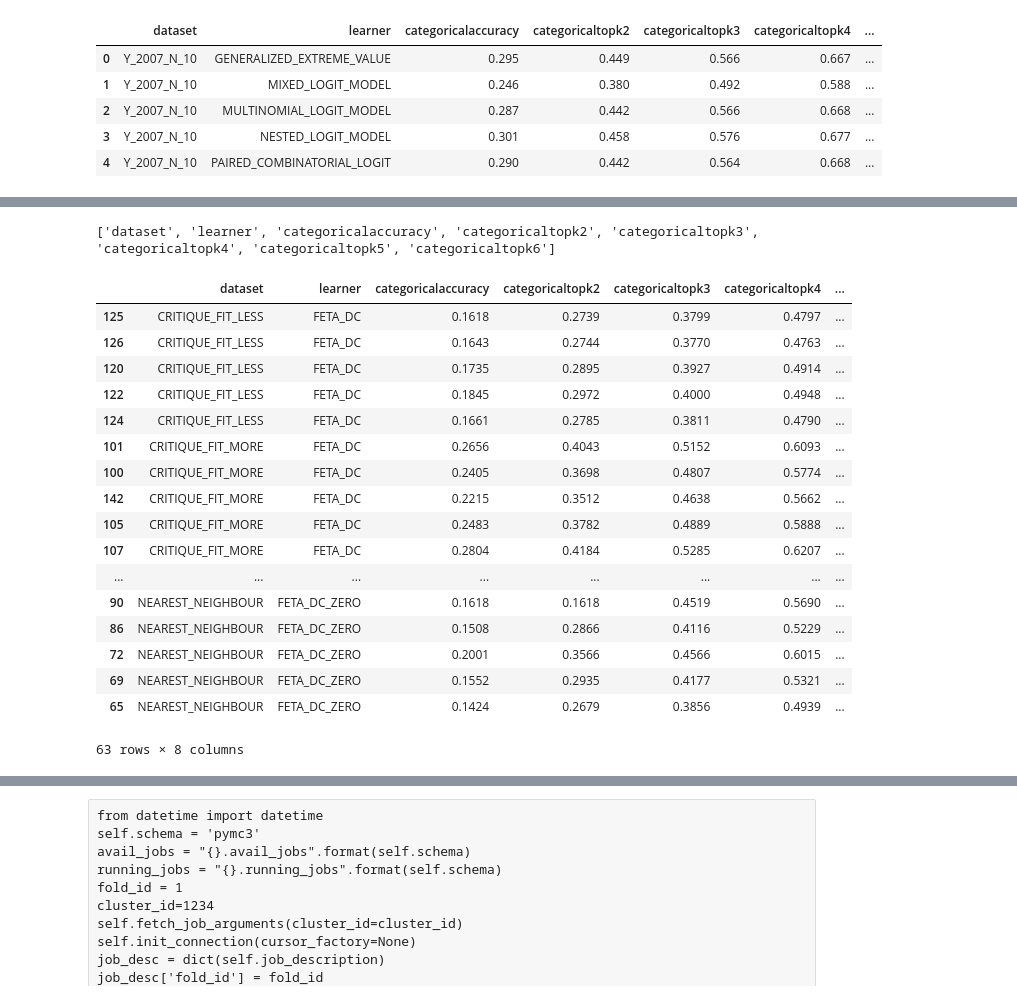
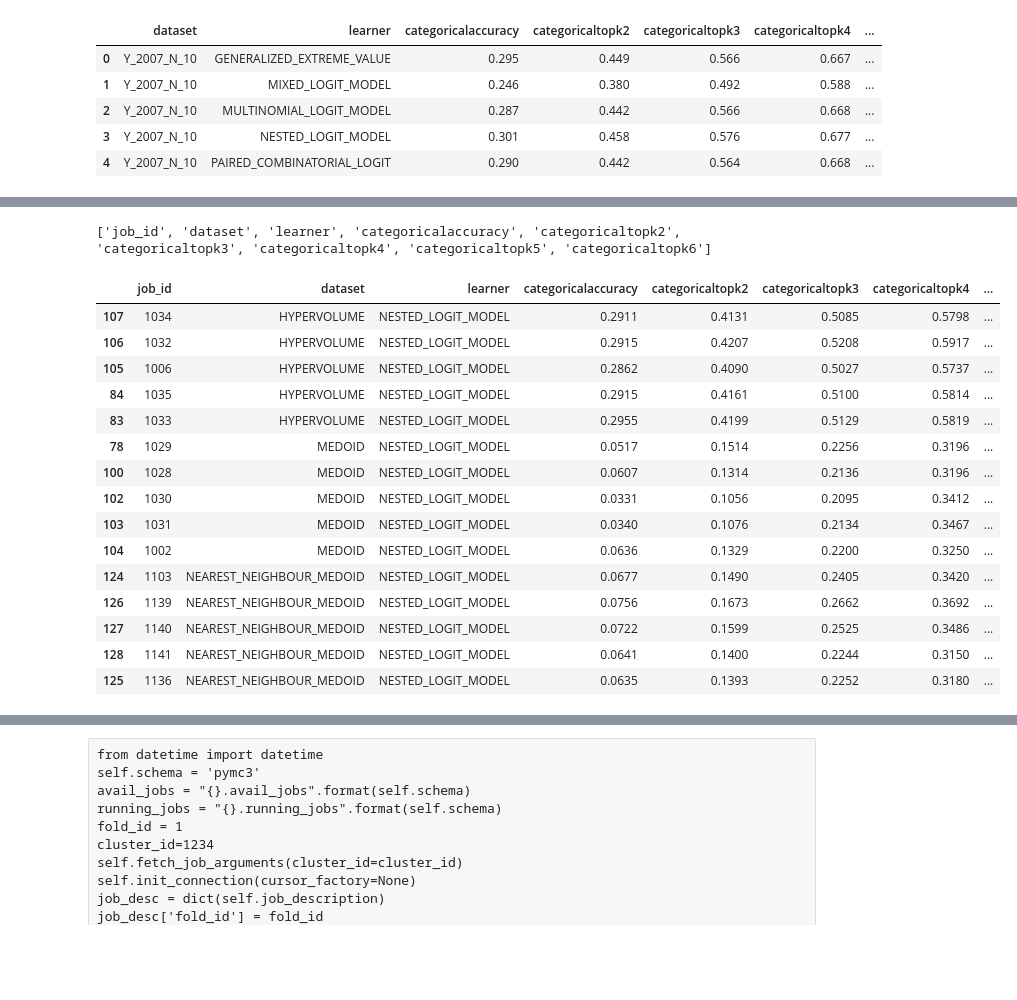
Before and after one commit to kiudee/cs-ranking, a Jupyter notebook: experiments/result_script.ipynb, the cells around one changed output, grey strips where cells are left out. Saved outputs shown, nothing was run; the diff lists cells and outputs as text; code cells hidden in the pictures; blank space fills up the shorter version.

```diff
--- a/experiments/result_script.ipynb
+++ b/experiments/result_script.ipynb
@@ -342,33 +342,31 @@ self.init_connection()
 self.cursor_db.execute(update_result, tuple(values))
 self.close_connection()
 # %%
-DATASET = datasets[2]
-df_full, columns = get_results_for_dataset(DATASET, del_jid=True)
+DATASET = datasets[0]
+df_full, columns = get_results_for_dataset(DATASET, del_jid=False)
 print(columns)
 #df_full['zeroonerankaccuracy'] = 1 - df_full['zeroonerankloss']
-df = df_full.loc[df_full.learner.str.contains("FETA_DC")].sort_values(['learner', 'dataset'])
+df = df_full.loc[df_full.learner.str.contains("NESTED_LOGIT_MODEL")].sort_values(['learner', 'dataset'])
 #df = df.loc[df.dataset.str.contains("Y_2008")].sort_values(['learner', 'dataset', 'job_id'])
 df
 # %% [output]
-['dataset', 'learner', 'categoricalaccuracy', 'categoricaltopk2', 'categoricaltopk3', 'categoricaltopk4', 'categoricaltopk5', 'categoricaltopk6']
+['job_id', 'dataset', 'learner', 'categoricalaccuracy', 'categoricaltopk2', 'categoricaltopk3', 'categoricaltopk4', 'categoricaltopk5', 'categoricaltopk6']
-|  | dataset | learner | categoricalaccuracy | categoricaltopk2 | categoricaltopk3 | categoricaltopk4 | ... |
-| 125 | CRITIQUE_FIT_LESS | FETA_DC | 0.1618 | 0.2739 | 0.3799 | 0.4797 | ... |
-| 126 | CRITIQUE_FIT_LESS | FETA_DC | 0.1643 | 0.2744 | 0.3770 | 0.4763 | ... |
-| 120 | CRITIQUE_FIT_LESS | FETA_DC | 0.1735 | 0.2895 | 0.3927 | 0.4914 | ... |
-| 122 | CRITIQUE_FIT_LESS | FETA_DC | 0.1845 | 0.2972 | 0.4000 | 0.4948 | ... |
-| 124 | CRITIQUE_FIT_LESS | FETA_DC | 0.1661 | 0.2785 | 0.3811 | 0.4790 | ... |
-| 101 | CRITIQUE_FIT_MORE | FETA_DC | 0.2656 | 0.4043 | 0.5152 | 0.6093 | ... |
-| 100 | CRITIQUE_FIT_MORE | FETA_DC | 0.2405 | 0.3698 | 0.4807 | 0.5774 | ... |
-| 142 | CRITIQUE_FIT_MORE | FETA_DC | 0.2215 | 0.3512 | 0.4638 | 0.5662 | ... |
-| 105 | CRITIQUE_FIT_MORE | FETA_DC | 0.2483 | 0.3782 | 0.4889 | 0.5888 | ... |
-| 107 | CRITIQUE_FIT_MORE | FETA_DC | 0.2804 | 0.4184 | 0.5285 | 0.6207 | ... |
-| ... | ... | ... | ... | ... | ... | ... | ... |
-| 90 | NEAREST_NEIGHBOUR | FETA_DC_ZERO | 0.1618 | 0.1618 | 0.4519 | 0.5690 | ... |
-| 86 | NEAREST_NEIGHBOUR | FETA_DC_ZERO | 0.1508 | 0.2866 | 0.4116 | 0.5229 | ... |
-| 72 | NEAREST_NEIGHBOUR | FETA_DC_ZERO | 0.2001 | 0.3566 | 0.4566 | 0.6015 | ... |
-| 69 | NEAREST_NEIGHBOUR | FETA_DC_ZERO | 0.1552 | 0.2935 | 0.4177 | 0.5321 | ... |
-| 65 | NEAREST_NEIGHBOUR | FETA_DC_ZERO | 0.1424 | 0.2679 | 0.3856 | 0.4939 | ... |
+|  | job_id | dataset | learner | categoricalaccuracy | categoricaltopk2 | categoricaltopk3 | categoricaltopk4 | ... |
+| 107 | 1034 | HYPERVOLUME | NESTED_LOGIT_MODEL | 0.2911 | 0.4131 | 0.5085 | 0.5798 | ... |
+| 106 | 1032 | HYPERVOLUME | NESTED_LOGIT_MODEL | 0.2915 | 0.4207 | 0.5208 | 0.5917 | ... |
+| 105 | 1006 | HYPERVOLUME | NESTED_LOGIT_MODEL | 0.2862 | 0.4090 | 0.5027 | 0.5737 | ... |
+| 84 | 1035 | HYPERVOLUME | NESTED_LOGIT_MODEL | 0.2915 | 0.4161 | 0.5100 | 0.5814 | ... |
+| 83 | 1033 | HYPERVOLUME | NESTED_LOGIT_MODEL | 0.2955 | 0.4199 | 0.5129 | 0.5819 | ... |
+| 78 | 1029 | MEDOID | NESTED_LOGIT_MODEL | 0.0517 | 0.1514 | 0.2256 | 0.3196 | ... |
+| 100 | 1028 | MEDOID | NESTED_LOGIT_MODEL | 0.0607 | 0.1314 | 0.2136 | 0.3196 | ... |
+| 102 | 1030 | MEDOID | NESTED_LOGIT_MODEL | 0.0331 | 0.1056 | 0.2095 | 0.3412 | ... |
+| 103 | 1031 | MEDOID | NESTED_LOGIT_MODEL | 0.0340 | 0.1076 | 0.2134 | 0.3467 | ... |
+| 104 | 1002 | MEDOID | NESTED_LOGIT_MODEL | 0.0636 | 0.1329 | 0.2200 | 0.3250 | ... |
+| 124 | 1103 | NEAREST_NEIGHBOUR_MEDOID | NESTED_LOGIT_MODEL | 0.0677 | 0.1490 | 0.2405 | 0.3420 | ... |
+| 126 | 1139 | NEAREST_NEIGHBOUR_MEDOID | NESTED_LOGIT_MODEL | 0.0756 | 0.1673 | 0.2662 | 0.3692 | ... |
+| 127 | 1140 | NEAREST_NEIGHBOUR_MEDOID | NESTED_LOGIT_MODEL | 0.0722 | 0.1599 | 0.2525 | 0.3486 | ... |
+| 128 | 1141 | NEAREST_NEIGHBOUR_MEDOID | NESTED_LOGIT_MODEL | 0.0641 | 0.1400 | 0.2244 | 0.3150 | ... |
+| 125 | 1136 | NEAREST_NEIGHBOUR_MEDOID | NESTED_LOGIT_MODEL | 0.0635 | 0.1393 | 0.2252 | 0.3180 | ... |
-63 rows × 8 columns
 # %%
 df_full, columns = get_results_for_dataset(DATASET, del_jid=True)
 grouped = df_full.groupby(['dataset', 'learner'])
```
Also changed, not shown: parts of 4 cells of this notebook, 1 other file.
